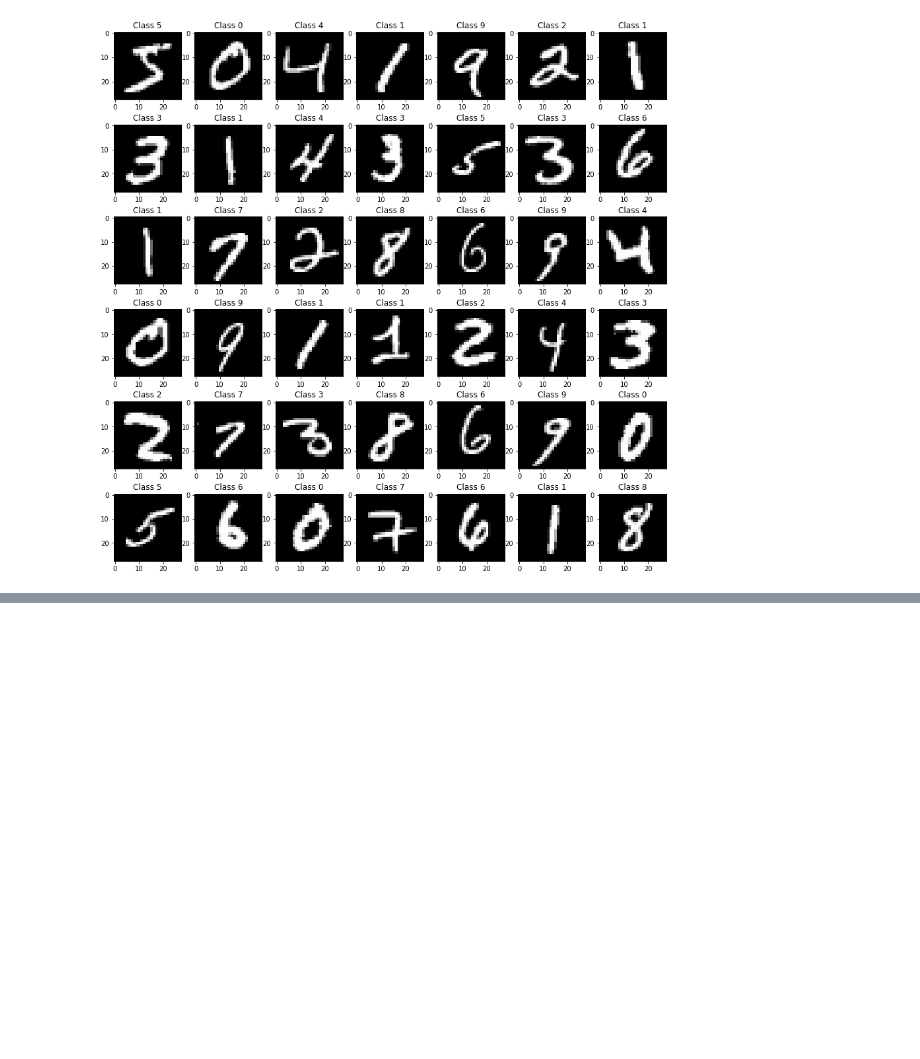
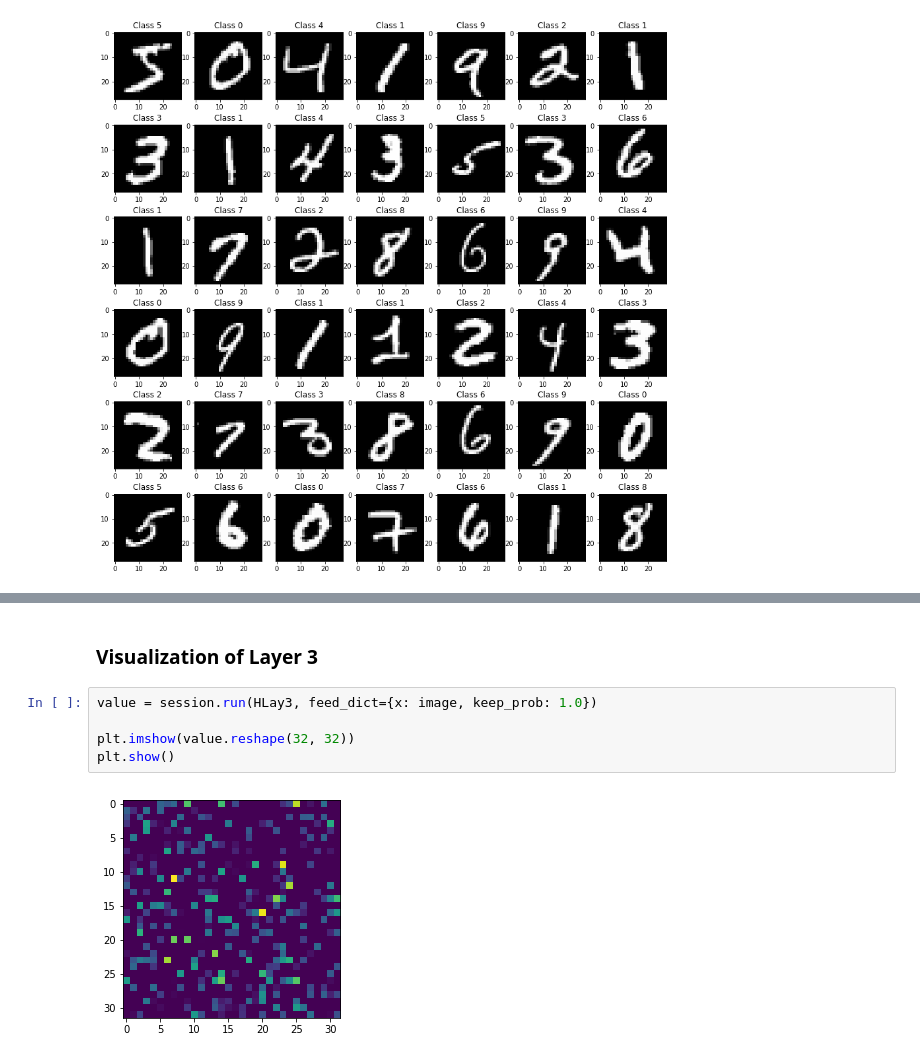
Before and after one commit to fogfish/tf-workspace, a Jupyter notebook: TensorFlow-MNIST-CNN.ipynb, the cells around one changed output, grey strips where cells are left out. Cells and saved outputs as stored; diff of their text form; blank space fills up the shorter version.

```diff
--- a/TensorFlow-MNIST-CNN.ipynb
+++ b/TensorFlow-MNIST-CNN.ipynb
@@ -214,0 +244,9 @@ plt.show()
+# %% [markdown]
+### Visualization of Layer 3
+# %%
+value = session.run(HLay3, feed_dict={x: image, keep_prob: 1.0})
+
+plt.imshow(value.reshape(32, 32))
+plt.show()
+# %% [output]
+[figure, added]
```
Also changed, not shown: parts of 5 cells of this notebook.
